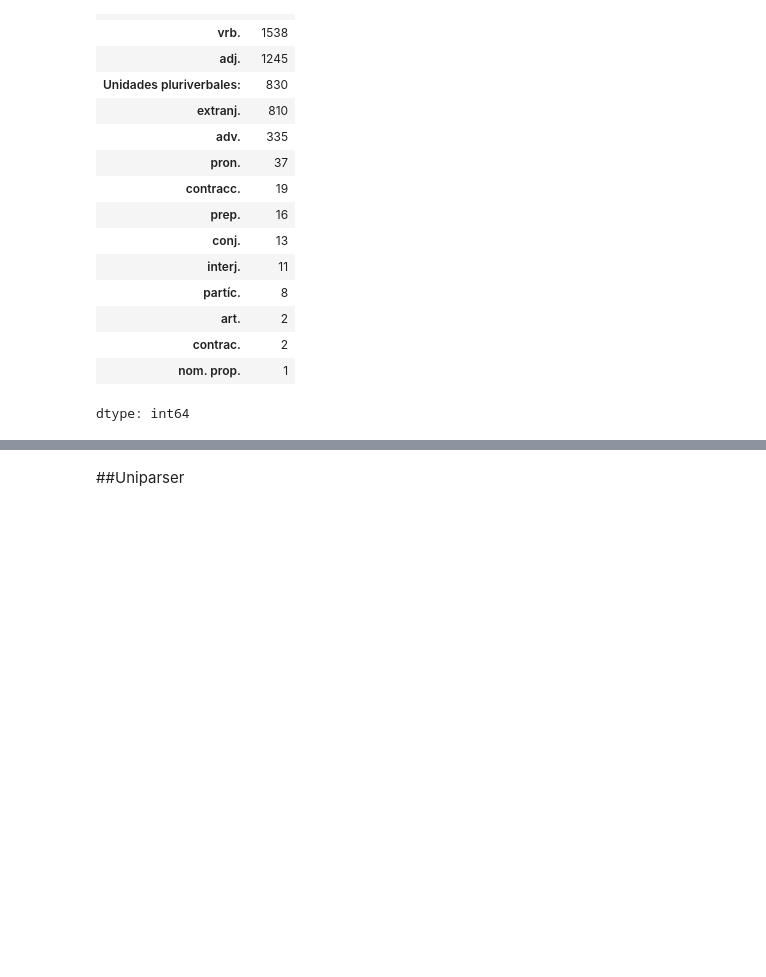
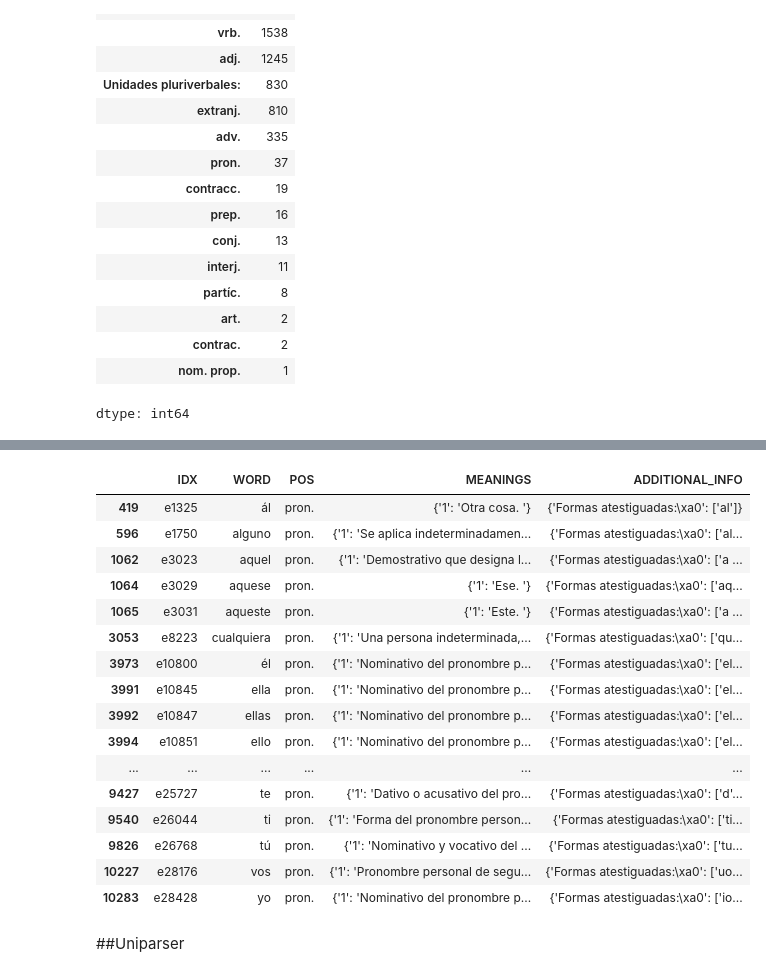
Before and after one commit to DionysiusSidorius/project-753, a Jupyter notebook: Uniparser.ipynb, the cells around one changed output, grey strips where cells are left out. Cells and saved outputs as stored; diff of their text form; code cells hidden in the pictures; blank space fills up the shorter version.

```diff
--- a/Uniparser.ipynb
+++ b/Uniparser.ipynb
@@ -812,6 +812,26 @@ dfi
 | 9381 | e25630 | tamalos | contracc. | {'1': 'Contracción de ‘tan’ + ‘ma... | {'1': ['LAP (1250?-1279?) fol. 29... | {'Formas atestiguadas:\xa0': ['ta... |
 | 10246 | e28271 | ya | contracc. | {'1': 'Contracción de ‘y’ + ‘ha’ ... | {'1': ['LAP (1250?-1279?) fol. 24... | {'Formas atestiguadas:\xa0': ['ya']} |
 | 10278 | e28378 | yl | contracc. | {'1': 'Contracción de ‘y’ + ‘le’. '} | {'1': ['LAP (1250?-1279?) fol. 11... | {'Formas atestiguadas:\xa0': ['el... |
+# %%
+df[df['POS'] == 'pron. '].drop('EXAMPLES', axis=1)
+# %% [output]
+|  | IDX | WORD | POS | MEANINGS | ADDITIONAL_INFO |
+| 419 | e1325 | ál | pron. | {'1': 'Otra cosa. '} | {'Formas atestiguadas:\xa0': ['al']} |
+| 596 | e1750 | alguno | pron. | {'1': 'Se aplica indeterminadamen... | {'Formas atestiguadas:\xa0': ['al... |
+| 1062 | e3023 | aquel | pron. | {'1': 'Demostrativo que designa l... | {'Formas atestiguadas:\xa0': ['a ... |
+| 1064 | e3029 | aquese | pron. | {'1': 'Ese. '} | {'Formas atestiguadas:\xa0': ['aq... |
+| 1065 | e3031 | aqueste | pron. | {'1': 'Este. '} | {'Formas atestiguadas:\xa0': ['a ... |
+| 3053 | e8223 | cualquiera | pron. | {'1': 'Una persona indeterminada,... | {'Formas atestiguadas:\xa0': ['qu... |
+| 3973 | e10800 | él | pron. | {'1': 'Nominativo del pronombre p... | {'Formas atestiguadas:\xa0': ['el... |
+| 3991 | e10845 | ella | pron. | {'1': 'Nominativo del pronombre p... | {'Formas atestiguadas:\xa0': ['el... |
+| 3992 | e10847 | ellas | pron. | {'1': 'Nominativo del pronombre p... | {'Formas atestiguadas:\xa0': ['el... |
+| 3994 | e10851 | ello | pron. | {'1': 'Nominativo del pronombre p... | {'Formas atestiguadas:\xa0': ['el... |
+| ... | ... | ... | ... | ... | ... |
+| 9427 | e25727 | te | pron. | {'1': 'Dativo o acusativo del pro... | {'Formas atestiguadas:\xa0': ['d'... |
+| 9540 | e26044 | ti | pron. | {'1': 'Forma del pronombre person... | {'Formas atestiguadas:\xa0': ['ti... |
+| 9826 | e26768 | tú | pron. | {'1': 'Nominativo y vocativo del ... | {'Formas atestiguadas:\xa0': ['tu... |
+| 10227 | e28176 | vos | pron. | {'1': 'Pronombre personal de segu... | {'Formas atestiguadas:\xa0': ['uo... |
+| 10283 | e28428 | yo | pron. | {'1': 'Nominativo del pronombre p... | {'Formas atestiguadas:\xa0': ['io... |
 # %% [markdown]
 ##Uniparser
 # %%
```
Also changed, not shown: parts of 2 cells of this notebook.
